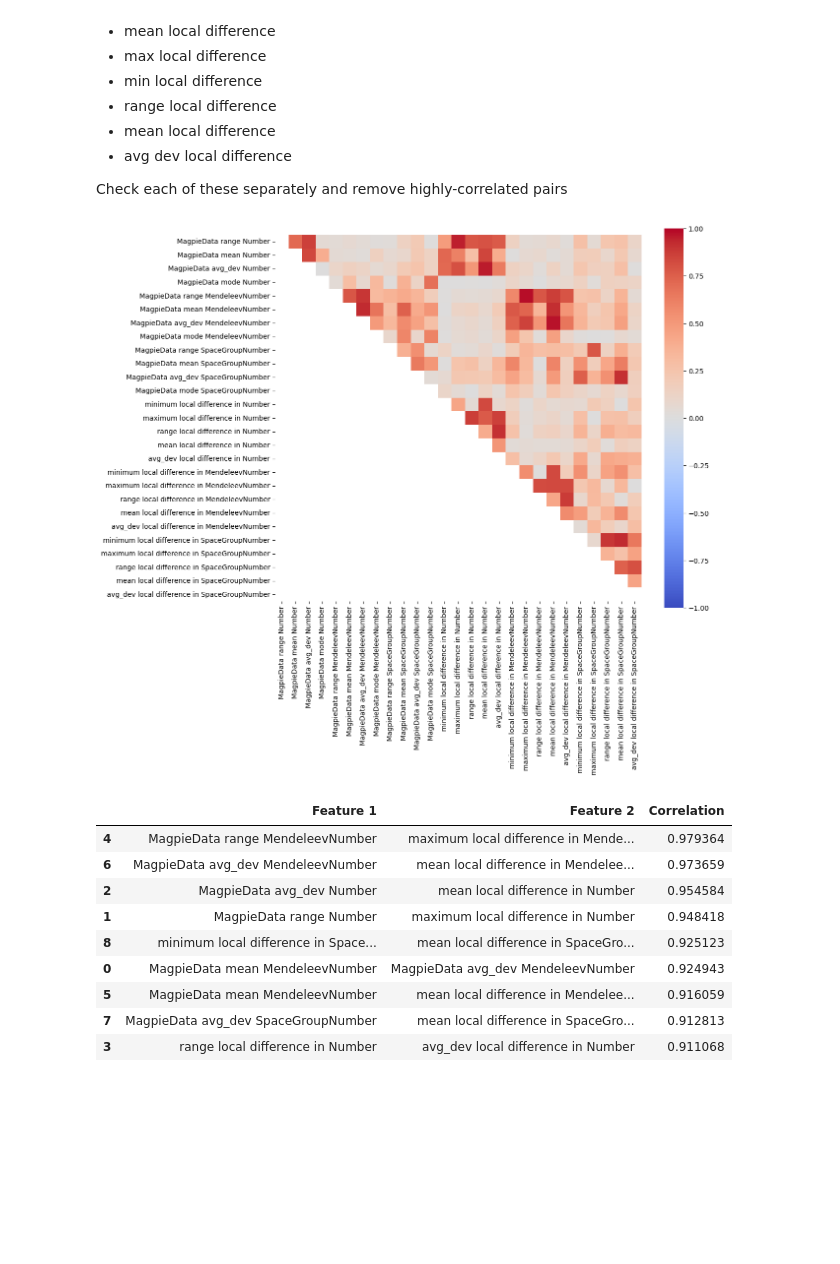
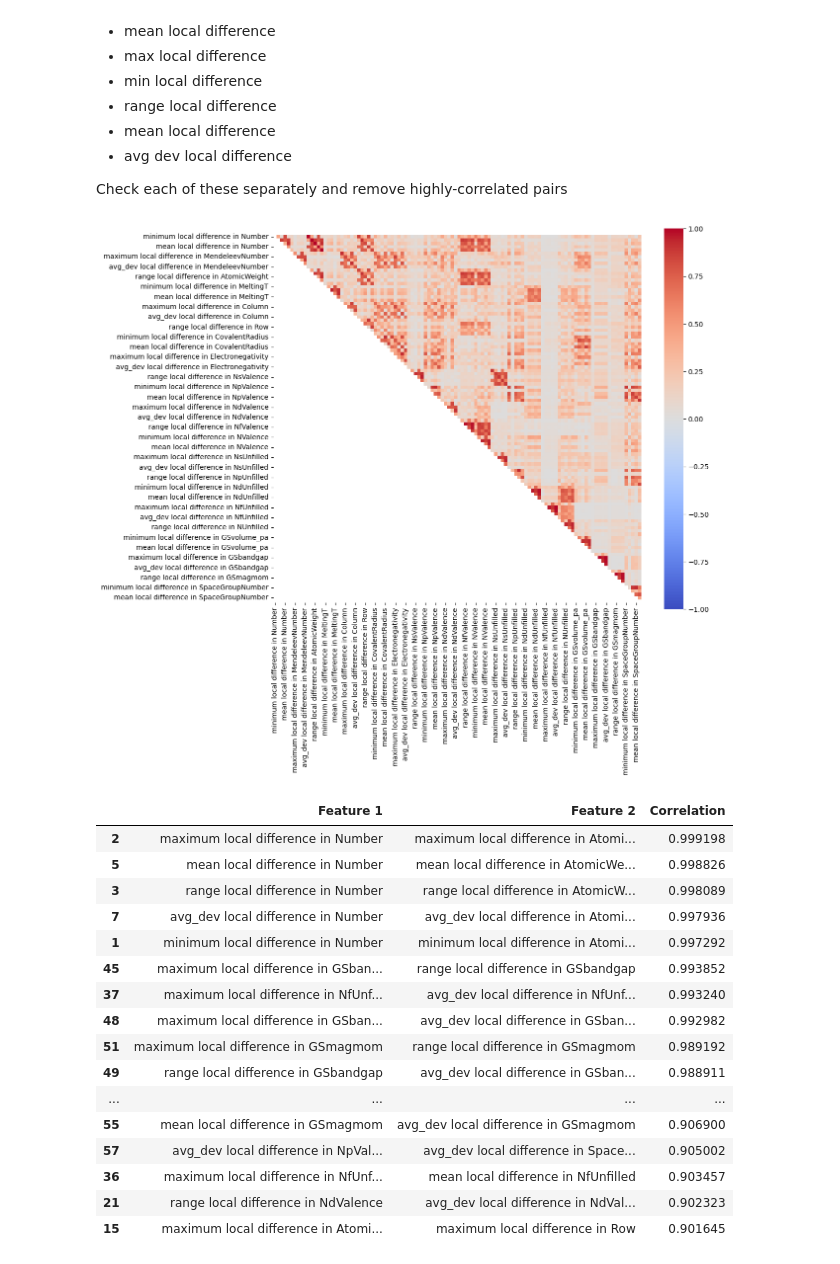
Before and after one commit to hlzh00/MSE1065-OCP-Project, a Jupyter notebook: 2_clean_data.ipynb, the cells around one changed output. Drawn from its saved outputs; the diff is of its cells as text; code cells hidden in the pictures; blank space fills up the shorter version.

```diff
--- a/2_clean_data.ipynb
+++ b/2_clean_data.ipynb
@@ -140,16 +146,23 @@ MagpieData gives:
 
 Check each of these separately and remove highly-correlated pairs
 # %%
-get_corr_mat(encoded_train_h_X[[c for c in encoded_train_h_X.columns if "Number" in c]], True)
+get_corr_mat(encoded_train_h_X[[c for c in encoded_train_h_X.columns if "difference" in c]], True)
 # %% [output]
-[figure, old version]
+[figure, new version]
 |  | Feature 1 | Feature 2 | Correlation |
-| 4 | MagpieData range MendeleevNumber | maximum local difference in Mende... | 0.979364 |
-| 6 | MagpieData avg_dev MendeleevNumber | mean local difference in Mendelee... | 0.973659 |
-| 2 | MagpieData avg_dev Number | mean local difference in Number | 0.954584 |
-| 1 | MagpieData range Number | maximum local difference in Number | 0.948418 |
-| 8 | minimum local difference in Space... | mean local difference in SpaceGro... | 0.925123 |
-| 0 | MagpieData mean MendeleevNumber | MagpieData avg_dev MendeleevNumber | 0.924943 |
-| 5 | MagpieData mean MendeleevNumber | mean local difference in Mendelee... | 0.916059 |
-| 7 | MagpieData avg_dev SpaceGroupNumber | mean local difference in SpaceGro... | 0.912813 |
-| 3 | range local difference in Number | avg_dev local difference in Number | 0.911068 |
+| 2 | maximum local difference in Number | maximum local difference in Atomi... | 0.999198 |
+| 5 | mean local difference in Number | mean local difference in AtomicWe... | 0.998826 |
+| 3 | range local difference in Number | range local difference in AtomicW... | 0.998089 |
+| 7 | avg_dev local difference in Number | avg_dev local difference in Atomi... | 0.997936 |
+| 1 | minimum local difference in Number | minimum local difference in Atomi... | 0.997292 |
+| 45 | maximum local difference in GSban... | range local difference in GSbandgap | 0.993852 |
+| 37 | maximum local difference in NfUnf... | avg_dev local difference in NfUnf... | 0.993240 |
+| 48 | maximum local difference in GSban... | avg_dev local difference in GSban... | 0.992982 |
+| 51 | maximum local difference in GSmagmom | range local difference in GSmagmom | 0.989192 |
+| 49 | range local difference in GSbandgap | avg_dev local difference in GSban... | 0.988911 |
+| ... | ... | ... | ... |
+| 55 | mean local difference in GSmagmom | avg_dev local difference in GSmagmom | 0.906900 |
+| 57 | avg_dev local difference in NpVal... | avg_dev local difference in Space... | 0.905002 |
+| 36 | maximum local difference in NfUnf... | mean local difference in NfUnfilled | 0.903457 |
+| 21 | range local difference in NdValence | avg_dev local difference in NdVal... | 0.902323 |
+| 15 | maximum local difference in Atomi... | maximum local difference in Row | 0.901645 |
```
Also changed, not shown: parts of 14 cells of this notebook, 3 other files.
